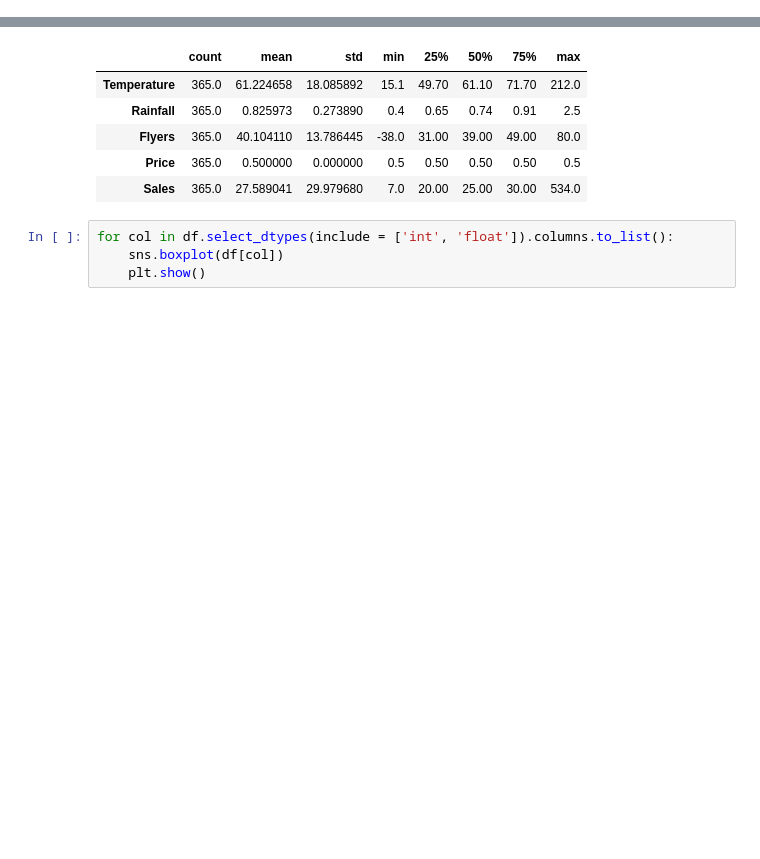
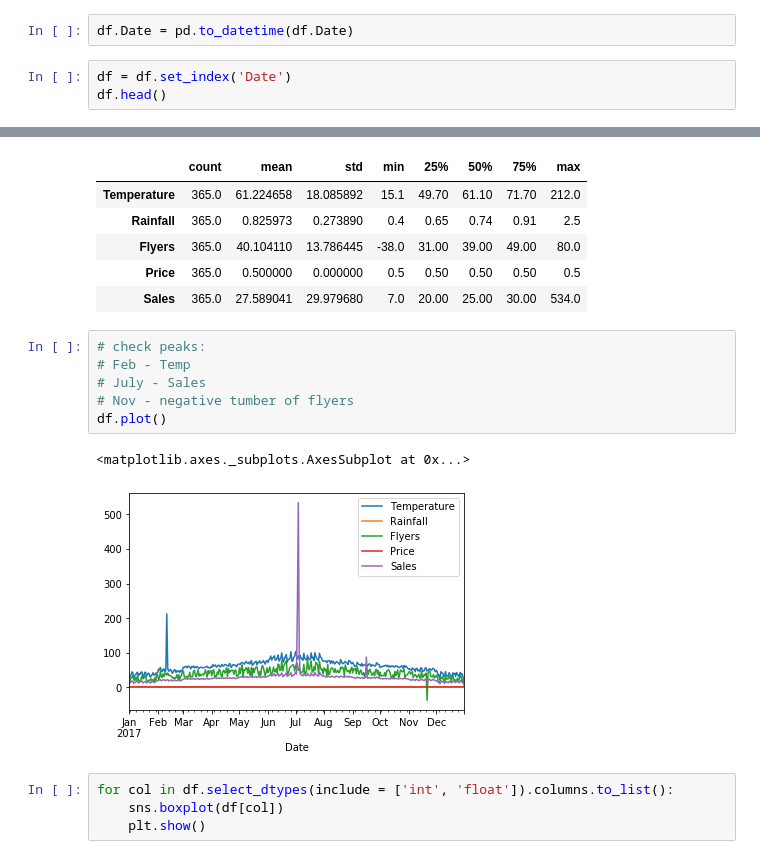
Before and after one commit to Jacqueline-A-Shay/ds-methodologies-exercises, a Jupyter notebook: anomaly_detection/continuous_probabilistic_methods.ipynb, the cells around one changed output, grey strips where cells are left out. Cells and saved outputs as stored; diff of their text form; blank space fills up the shorter version.

```diff
--- a/anomaly_detection/continuous_probabilistic_methods.ipynb
+++ b/anomaly_detection/continuous_probabilistic_methods.ipynb
@@ -49,3 +39,8 @@ df.head()
 | 2 | 1/3/17 | Tuesday | 34.5 | 1.33 | 27 | 0.5 | 15 |
 | 3 | 1/4/17 | Wednesday | 44.1 | 1.05 | 28 | 0.5 | 17 |
 | 4 | 1/5/17 | Thursday | 42.4 | 1.00 | 33 | 0.5 | 18 |
+# %%
+df.Date = pd.to_datetime(df.Date)
+# %%
+df = df.set_index('Date')
+df.head()
@@ -73,6 +76,15 @@ df.describe().T
 | Flyers | 365.0 | 40.104110 | 13.786445 | -38.0 | 31.00 | 39.00 | 49.00 | 80.0 |
 | Price | 365.0 | 0.500000 | 0.000000 | 0.5 | 0.50 | 0.50 | 0.50 | 0.5 |
 | Sales | 365.0 | 27.589041 | 29.979680 | 7.0 | 20.00 | 25.00 | 30.00 | 534.0 |
+# %%
+# check peaks:
+# Feb - Temp
+# July - Sales
+# Nov - negative tumber of flyers
+df.plot()
+# %% [output]
+<matplotlib.axes._subplots.AxesSubplot at 0x...>
+[figure, added]
 # %%
 for col in df.select_dtypes(include = ['int', 'float']).columns.to_list():
     sns.boxplot(df[col])
```
Also changed, not shown: parts of 38 cells of this notebook.
